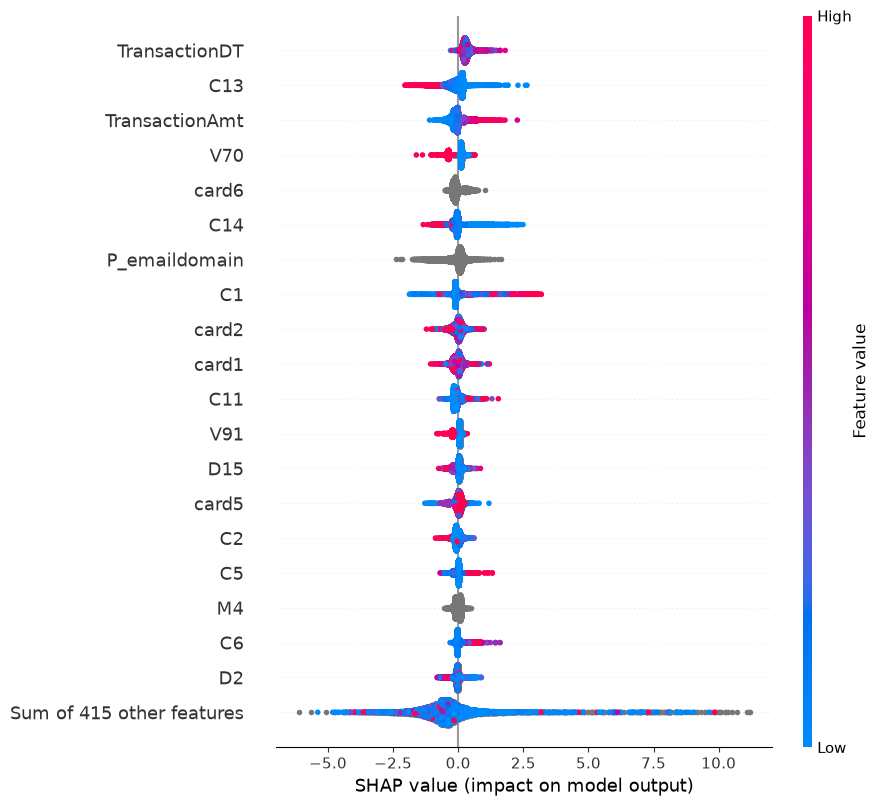
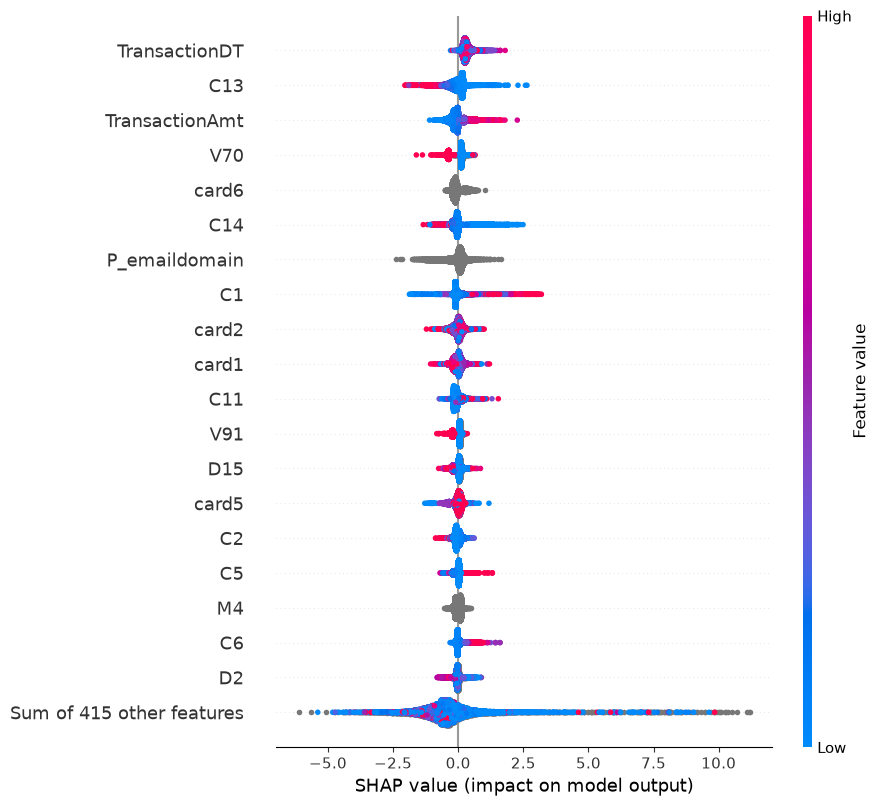
Unified diff of the notebook cell whose output changed from the first chart to the second:
--- before
+++ after
@@ -1,2 +1,11 @@
-shap.plots.bar(sv, max_display=20)        # mean |phi| per feature: magnitude ranking
-shap.plots.beeswarm(sv, max_display=20)   # every claim as a dot: direction + shape
+import os
+import matplotlib.pyplot as plt
+os.makedirs("../reports/figures", exist_ok=True)
+
+shap.plots.bar(sv, max_display=20, show=False)
+plt.savefig("../reports/figures/shap_bar.png", dpi=150, bbox_inches="tight")
+plt.show()
+
+shap.plots.beeswarm(sv, max_display=20, show=False)
+plt.savefig("../reports/figures/shap_beeswarm.png", dpi=150, bbox_inches="tight")
+plt.show()

Commit: Comparison report finalized with figures; README brought current; prune empty src stubs